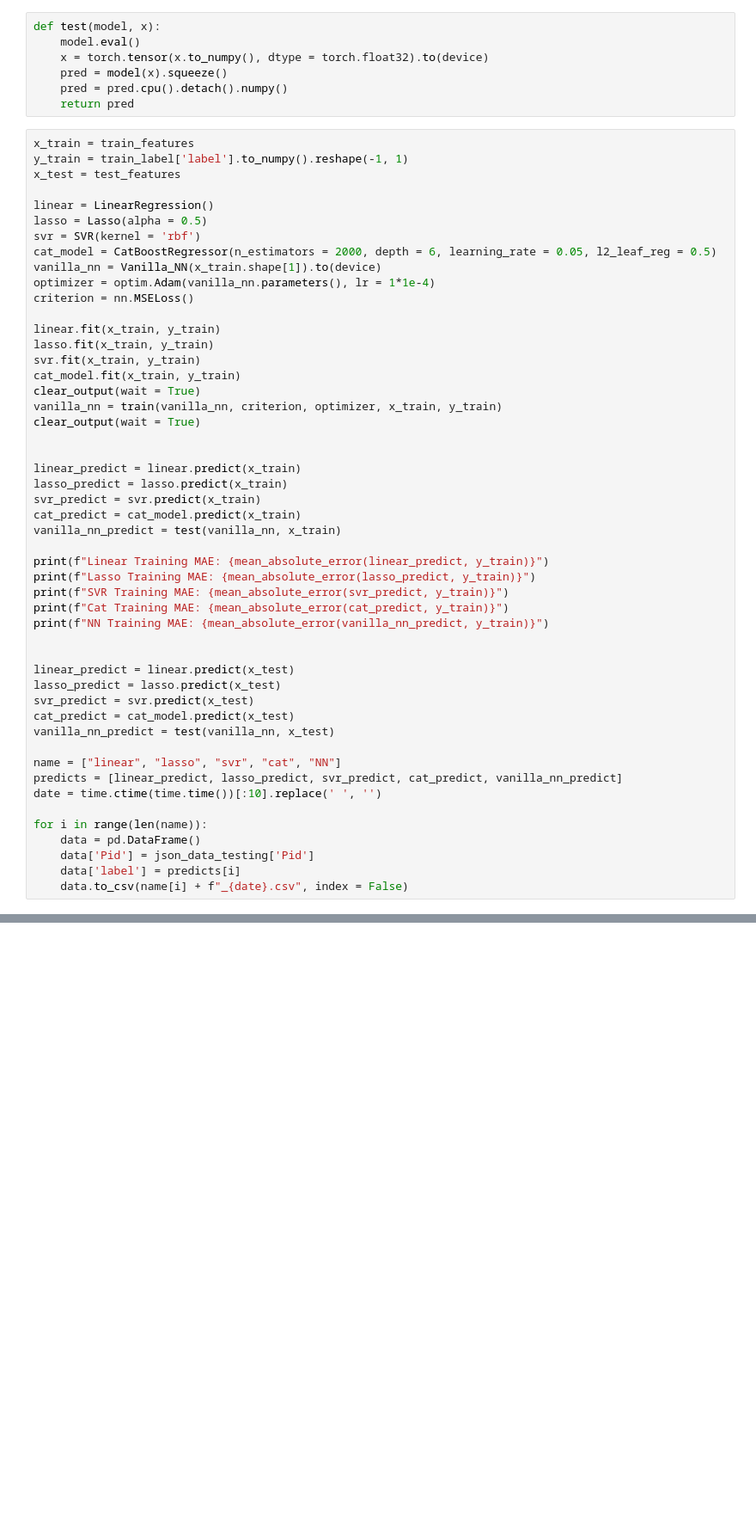
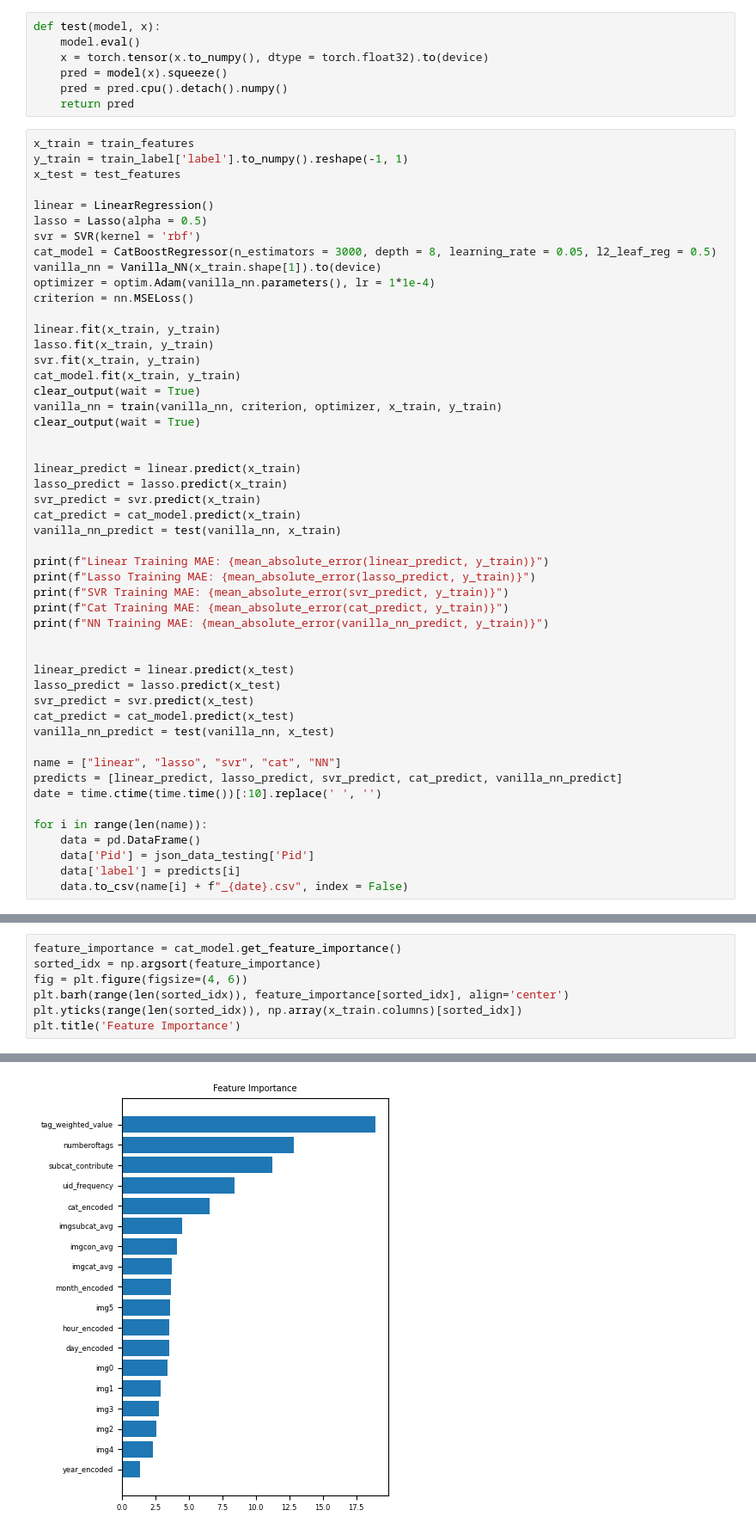
Before and after one commit to TiWenChen/Data-Mining-Project-2, a Jupyter notebook: PredictionModels.ipynb, the cells around one changed output, grey strips where cells are left out. Shown at 86% size. Saved outputs shown, nothing was run; the diff lists cells and outputs as text; blank space fills up the shorter version.

```diff
--- a/PredictionModels.ipynb
+++ b/PredictionModels.ipynb
@@ -318,7 +320,7 @@ x_test = test_features
 linear = LinearRegression()
 lasso = Lasso(alpha = 0.5)
 svr = SVR(kernel = 'rbf')
-cat_model = CatBoostRegressor(n_estimators = 2000, depth = 6, learning_rate = 0.05, l2_leaf_reg = 0.5)
+cat_model = CatBoostRegressor(n_estimators = 3000, depth = 8, learning_rate = 0.05, l2_leaf_reg = 0.5)
 vanilla_nn = Vanilla_NN(x_train.shape[1]).to(device)
 optimizer = optim.Adam(vanilla_nn.parameters(), lr = 1*1e-4)
 criterion = nn.MSELoss()
@@ -368,0 +371,8 @@ NN Training MAE: 1.3712207396677336
+# %%
+feature_importance = cat_model.get_feature_importance()
+sorted_idx = np.argsort(feature_importance)
+fig = plt.figure(figsize=(4, 6))
+plt.barh(range(len(sorted_idx)), feature_importance[sorted_idx], align='center')
+plt.yticks(range(len(sorted_idx)), np.array(x_train.columns)[sorted_idx])
+plt.title('Feature Importance')
+# %% [output]
@@ -368,0 +380 @@ NN Training MAE: 1.3712207396677336
+[figure, added]
```
Also changed, not shown: parts of 3 cells of this notebook, 2 other files.
